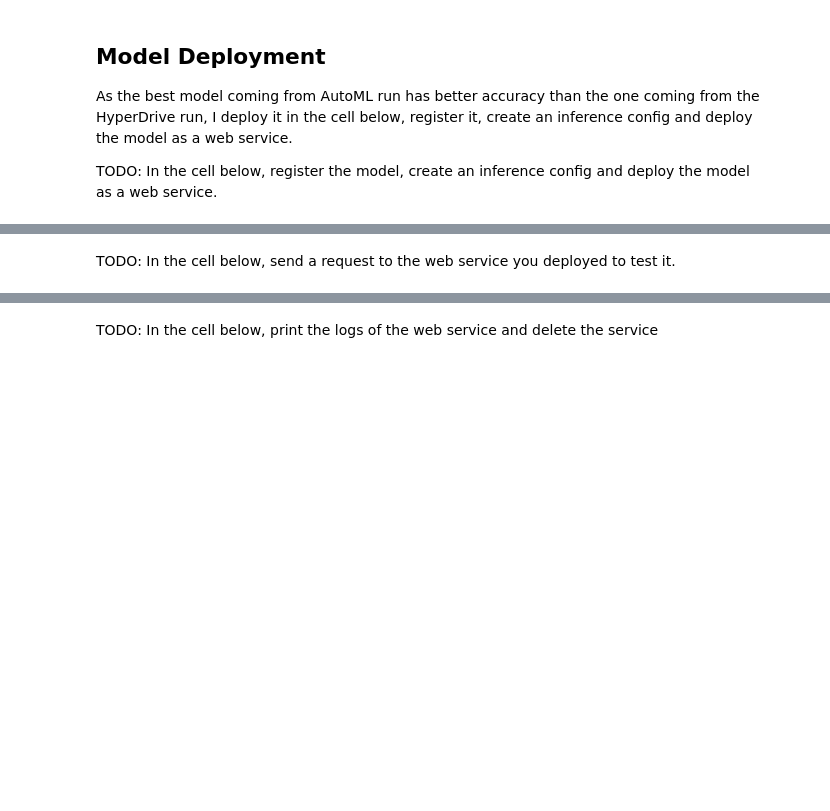
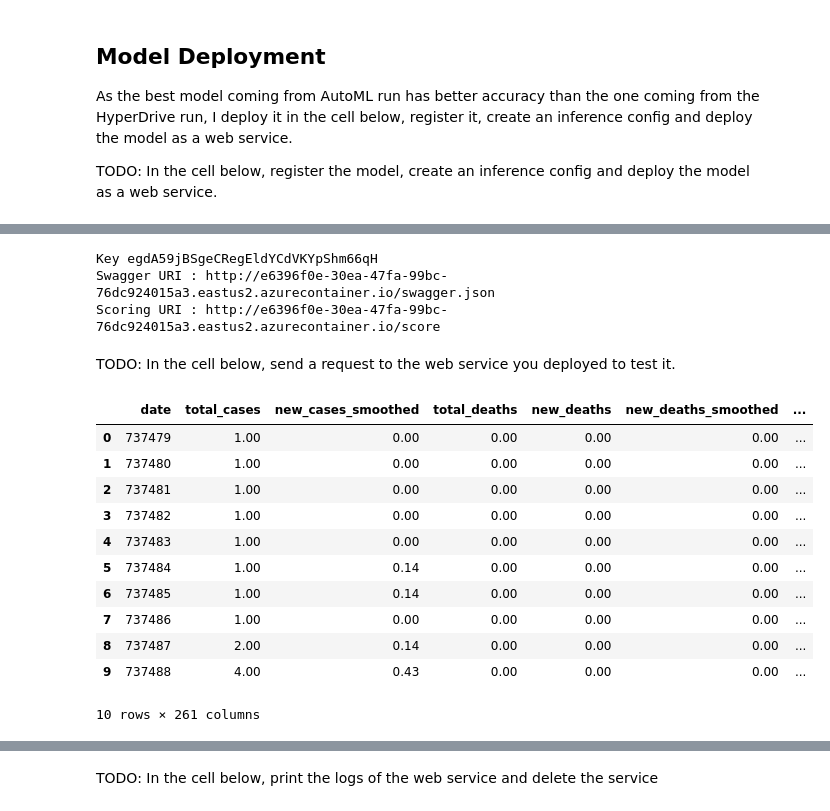
Before and after one commit to ons-cherif/Covid19-New-Cases-Classification, a Jupyter notebook: starter_file/automl.ipynb, the cells around one changed output, grey strips where cells are left out. Drawn from its saved outputs; the diff is of its cells as text; code cells hidden in the pictures; blank space fills up the shorter version.

```diff
--- a/starter_file/automl.ipynb
+++ b/starter_file/automl.ipynb
@@ -418,7 +444,10 @@ service.print_deploy_configuration()
 # %%
-print("State : "+service.state)
 print("Key " + service.get_keys()[0])
 print("Swagger URI : "+service.swagger_uri)
 print("Scoring URI : "+service.scoring_uri)
+# %% [output]
+Key egdA59jBSgeCRegEldYCdVKYpShm66qH
+Swagger URI : http://e6396f0e-30ea-47fa-99bc-76dc924015a3.eastus2.azurecontainer.io/swagger.json
+Scoring URI : http://e6396f0e-30ea-47fa-99bc-76dc924015a3.eastus2.azurecontainer.io/score
 # %% [markdown]
 TODO: In the cell below, send a request to the web service you deployed to test it.
@@ -435,0 +454,17 @@ print(Covid19DataTesting)
+# %%
+#Importing the dataset for testing
+x_df = validation_data.to_pandas_dataframe()
+x_df.head(10)
+# %% [output]
+|  | date | total_cases | new_cases_smoothed | total_deaths | new_deaths | new_deaths_smoothed | ... |
+| 0 | 737479 | 1.00 | 0.00 | 0.00 | 0.00 | 0.00 | ... |
+| 1 | 737480 | 1.00 | 0.00 | 0.00 | 0.00 | 0.00 | ... |
+| 2 | 737481 | 1.00 | 0.00 | 0.00 | 0.00 | 0.00 | ... |
+| 3 | 737482 | 1.00 | 0.00 | 0.00 | 0.00 | 0.00 | ... |
+| 4 | 737483 | 1.00 | 0.00 | 0.00 | 0.00 | 0.00 | ... |
+| 5 | 737484 | 1.00 | 0.14 | 0.00 | 0.00 | 0.00 | ... |
+| 6 | 737485 | 1.00 | 0.14 | 0.00 | 0.00 | 0.00 | ... |
+| 7 | 737486 | 1.00 | 0.00 | 0.00 | 0.00 | 0.00 | ... |
+| 8 | 737487 | 2.00 | 0.14 | 0.00 | 0.00 | 0.00 | ... |
+| 9 | 737488 | 4.00 | 0.43 | 0.00 | 0.00 | 0.00 | ... |
+10 rows × 261 columns
```
Also changed, not shown: parts of 21 cells of this notebook, 1 other file.
